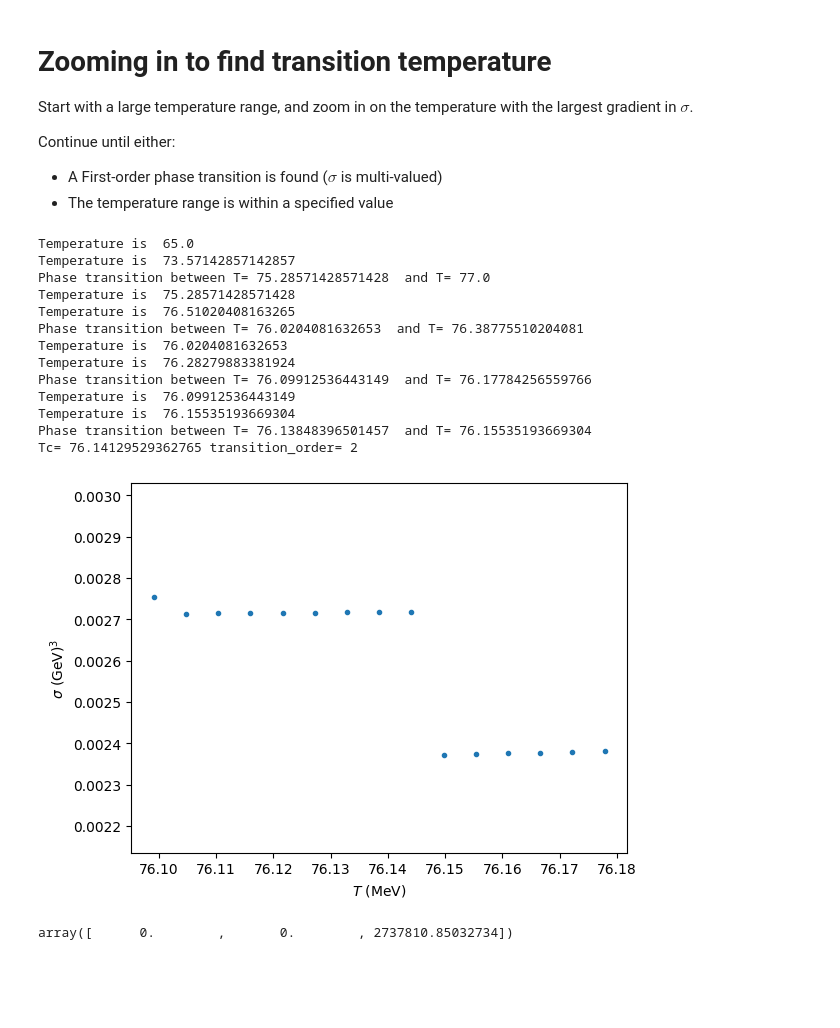
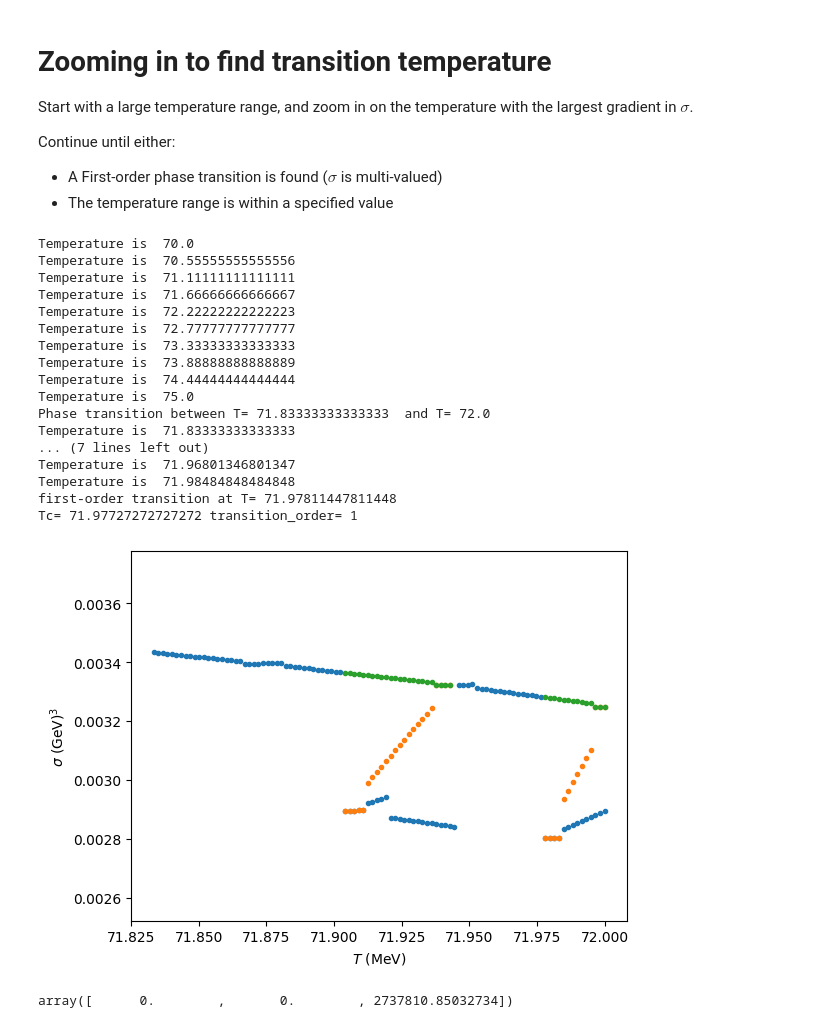
Before and after one commit to seanbartz/DilatonMixingParallel, a Jupyter notebook: sigma_vs_T.ipynb, the cells around one changed output. Saved outputs shown, nothing was run; the diff lists cells and outputs as text; code cells hidden in the pictures; blank space fills up the shorter version.

```diff
--- a/sigma_vs_T.ipynb
+++ b/sigma_vs_T.ipynb
@@ -482,14 +482,14 @@ def sigma_temp_scan(mq_input,mq_tolerance,lambda1,mu,tmin,tmax,numtemps):
         d0_lower=max(0,d0_min/2)
     return T_array,sigma_array
 # %%
-tmin=76
-tmax=77
+tmin=68
+tmax=70
 numtemps=100
 
 lambda1=5
 mq_input=9
 mq_tolerance=0.01
-mu=240
+mu=310
 
 T_array, sigma_array = sigma_temp_scan(mq_input,mq_tolerance,lambda1,mu,tmin,tmax,numtemps)
 
@@ -563,14 +563,14 @@ Continue until either:
 # find the index where the gradient of sigma_array[0,:] is most negative
 # this is the index where the approximate transition temperature is
 
-tmin=65
-tmax=77
+tmin=70
+tmax=75.5
 numtemps=15
 
 lambda1=5
 mq_input=9
-mq_tolerance=0.1
-mu=240
+mq_tolerance=0.01
+mu=280
 
 def sigma_zoom(mq_input,mq_tolerance, lambda1,mu,tmin,tmax,numtemps):
 
@@ -600,47 +600,51 @@ def sigma_zoom(mq_input,mq_tolerance, lambda1,mu,tmin,tmax,numtemps):
             order = 1
             # the transition index is the smallest index in this range where sigma_array[1,:] is nonzero
             nonzero_indices=np.where(sigma_array[1,:]!=0)[0]
             #keep only the elements of nonzero_indices that are greater than or equal to transition_index-1 and less than or equal to max_index
             nonzero_indices=nonzero_indices[(nonzero_indices>=transition_index-1) & (nonzero_indices<=max_index)]
             #the transition occurs at the smallest of these temperatures
             transition_index=nonzero_indices[0]
             print('first-order transition at T=',T_array[transition_index])
         else:
             # no evidence of a first-order transition
             # the transition is in the range of T_array[transition_index-1] to T_array[transition_index+1]
             print('Phase transition between T=',T_array[min_index],' and T=',T_array[min(max_index,len(T_array)-1)])
             tmin=T_array[max(0,transition_index-1)]
             tmax=T_array[min(max_index,len(T_array)-1)]
         Tc= 0.5*(T_array[transition_index]+T_array[transition_index-1])
         delta_Tc=(T_array[transition_index]-T_array[transition_index-1])/2
     return(T_array,sigma_array,Tc,delta_Tc,order)
 
 T_array,sigma_array,Tc,delta_Tc,transition_order=sigma_zoom(mq_input,mq_tolerance, lambda1,mu,tmin,tmax,numtemps)
 
 print("Tc=", Tc, "transition_order=",transition_order)
 
 plt.plot(T_array,sigma_array[0,:]/1e9,'.')
 plt.plot(T_array,sigma_array[1,:]/1e9,'.')
 plt.plot(T_array,sigma_array[2,:]/1e9,'.')
 plt.ylim(0.9*min(sigma_array[0,:]/1e9),1.1*max(sigma_array[0,:]/1e9))
 plt.xlabel('$T$ (MeV)')
 plt.ylabel('$\sigma$ (GeV)$^3$')
 plt.show()
 # %% [output]
-Temperature is  65.0
-Temperature is  73.57142857142857
-Phase transition between T= 75.28571428571428  and T= 77.0
-Temperature is  75.28571428571428
-Temperature is  76.51020408163265
-Phase transition between T= 76.0204081632653  and T= 76.38775510204081
-Temperature is  76.0204081632653
-Temperature is  76.28279883381924
-Phase transition between T= 76.09912536443149  and T= 76.17784256559766
-Temperature is  76.09912536443149
-Temperature is  76.15535193669304
-Phase transition between T= 76.13848396501457  and T= 76.15535193669304
-Tc= 76.14129529362765 transition_order= 2
+Temperature is  70.0
+Temperature is  70.55555555555556
+Temperature is  71.11111111111111
+Temperature is  71.66666666666667
+Temperature is  72.22222222222223
+Temperature is  72.77777777777777
+Temperature is  73.33333333333333
+Temperature is  73.88888888888889
+Temperature is  74.44444444444444
+Temperature is  75.0
+Phase transition between T= 71.83333333333333  and T= 72.0
+Temperature is  71.83333333333333
+... (7 lines left out)
+Temperature is  71.96801346801347
+Temperature is  71.98484848484848
+first-order transition at T= 71.97811447811448
+Tc= 71.97727272727272 transition_order= 1
-[figure, old version]
+[figure, new version]
 # %%
 (sigma_array[2,index-1:index+2])
 # %% [output]
```
Also changed, not shown: parts of 8 cells of this notebook, 14 other files.
